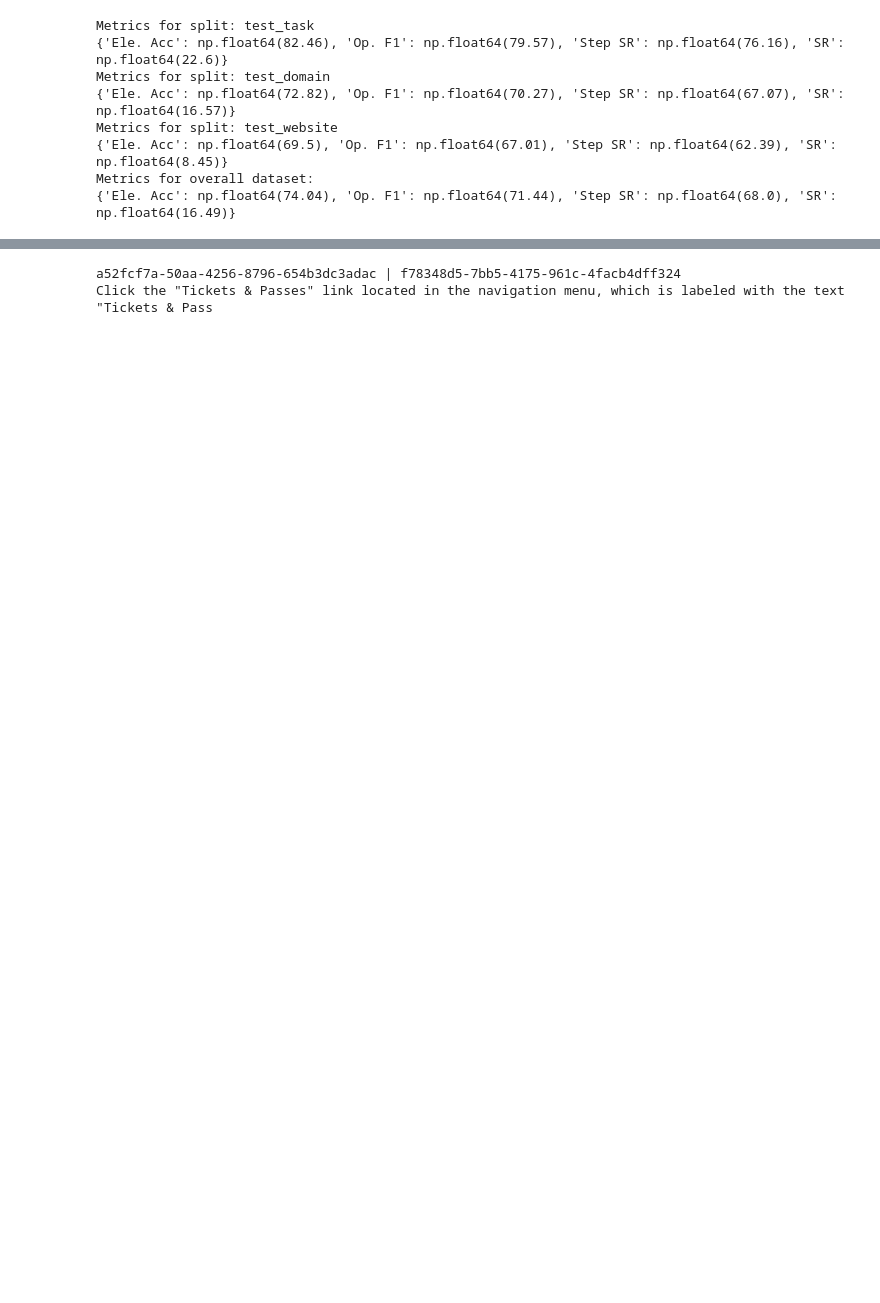
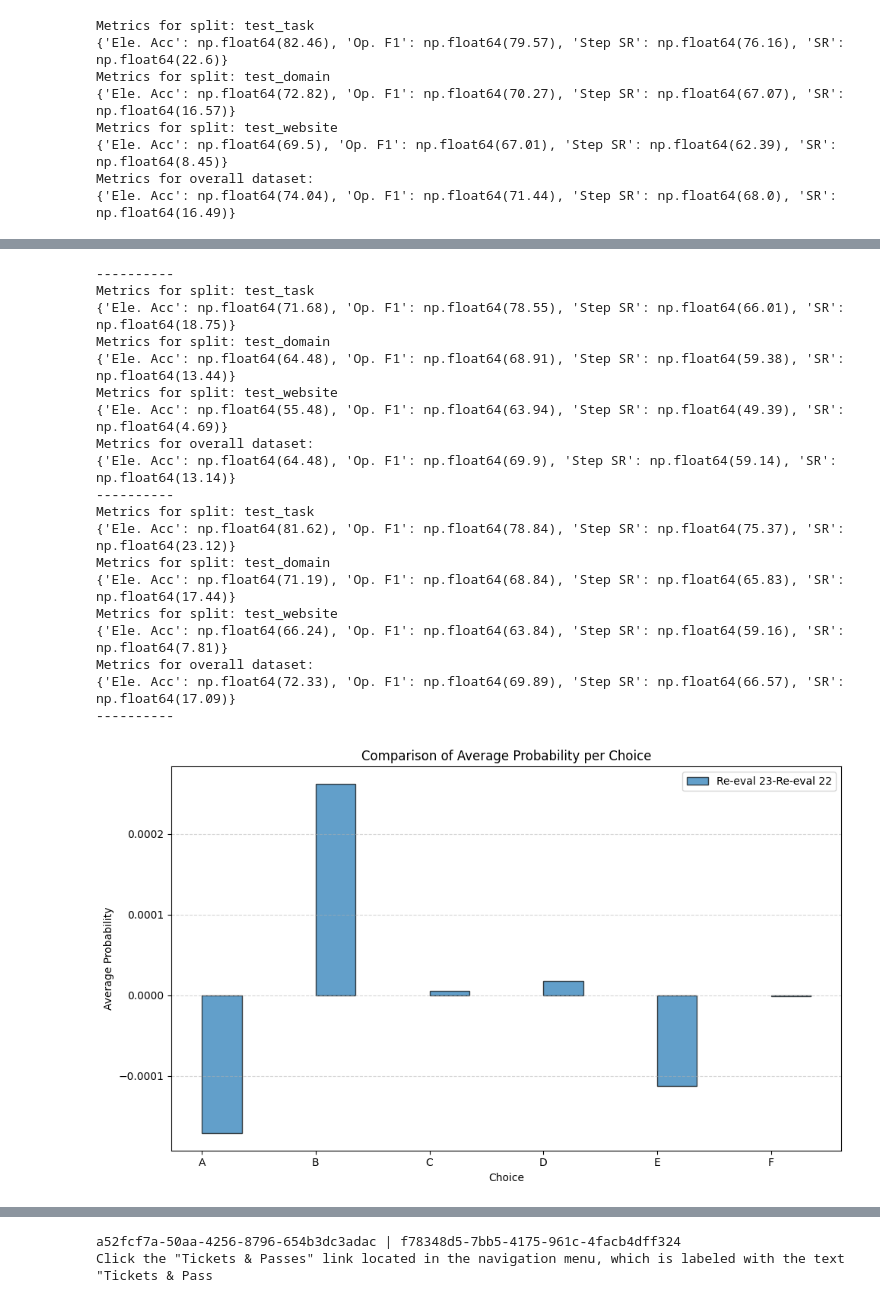
Before and after one commit to amitxy/Robots-That-Ask-For-Help-Over-The-Horizon, a Jupyter notebook: research.ipynb, the cells around one changed output, grey strips where cells are left out. Cells and saved outputs as stored; diff of their text form; code cells hidden in the pictures; blank space fills up the shorter version.

```diff
--- a/research.ipynb
+++ b/research.ipynb
@@ -102,9 +106,13 @@ utils.plot.nonconformity_histogram(
 cal_grouped_test_split = cal_df.groupby('test_split')
 for split_name, group in cal_grouped_test_split:
     score_per_group = 1 - group.groupby('annotation_id')['true_prob'].min()
-    threshold = get_threshold(score_per_group, alpha=0.1)
+    threshold_ = get_threshold(score_per_group, alpha=0.1)
     naive_threshold = get_threshold(1 - group['true_prob'], alpha=0.1)
-    print(f"Split: {split_name} - Threshold: {threshold:.4f}, Naive Threshold: {naive_threshold:.4f}")
+    print(f"Split (𝛼=0.1): {idx_split_map[split_name]} - Threshold: {threshold_:.4f}, Naive Threshold: {naive_threshold:.4f}")
+
+cal_grouped = cal_df.groupby('annotation_id')
+score_per_group = 1 - cal_grouped['true_prob'].min()
+threshold = get_threshold(score_per_group, alpha=0.1)
 # %% [output]
 [figure]
 A good predictor should have low non-conformity scores, concentrated at the left side of the figure
@@ -258,0 +420,71 @@ test_df[(test_df['pred_set_size'] > 1)]
+# %%
+import matplotlib.pyplot as plt
+print('-'*10)
+x = pd.read_pickle("re_eval_results_23.pkl")
+print_evaluation(x)
+print('-'*10)
+y = pd.read_pickle("re_eval_results_22.pkl")
+print_evaluation(y)
+print('-'*10)
+
+def plot_avg_prob_comparison(df1, df2, label1='DF1', label2='DF2'):
+    """
+    Plots a side-by-side histogram of the average probability per choice
+    for two dataframes containing a 'choices_probs' column (dict).
+    """
+    # Convert list of dicts to DataFrame and calculate mean per column (A, B, C...)
+    vals1 = pd.DataFrame(df1['choices_probs'].tolist()).fillna(0)
+    vals2 = pd.DataFrame(df2['choices_probs'].tolist()).fillna(0)
+
+    # Convert list of dicts to DataFrame and calculate mean per column (A, B, C...)
+    mean1 = vals1.mean()
+    mean2 = vals2.mean()
+    diff = (vals1 - vals2).mean()
+    # Ensure we have the same keys in sorted order
+    all_keys = sorted(list(set(mean1.index) | set(mean2.index)))
+    mean1 = mean1.reindex(all_keys, fill_value=0)
+    mean2 = mean2.reindex(all_keys, fill_value=0)
+
+    # Setup plot
+    x = np.arange(len(all_keys))
+    width = 0.35  # width of the bars
+
+    fig, ax = plt.subplots(figsize=(10, 6))
+    # rects1 = ax.bar(x - width/2, mean1, width, label=label1, alpha=0.7, edgecolor='black')
+    # rects2 = ax.bar(x + width/2, mean2, width, label=label2, alpha=0.7, edgecolor='black')
+    rects3 = ax.bar(x + width/2, diff, width, label=f"{label1}-{label2}", alpha=0.7, edgecolor='black')
+
+    # Labels and styling
+    ax.set_ylabel('Average Probability')
+    ax.set_xlabel('Choice')
+    ax.set_title('Comparison of Average Probability per Choice')
+    ax.set_xticks(x)
+    ax.set_xticklabels(all_keys)
+    ax.legend()
+    ax.grid(axis='y', linestyle='--', alpha=0.5)
+
+    plt.tight_layout()
+    plt.show()
+
+plot_avg_prob_comparison(x, y, label1='Re-eval 23', label2='Re-eval 22')
+# %% [output]
+----------
+Metrics for split: test_task
+{'Ele. Acc': np.float64(71.68), 'Op. F1': np.float64(78.55), 'Step SR': np.float64(66.01), 'SR': np.float64(18.75)}
+Metrics for split: test_domain
+{'Ele. Acc': np.float64(64.48), 'Op. F1': np.float64(68.91), 'Step SR': np.float64(59.38), 'SR': np.float64(13.44)}
+Metrics for split: test_website
+{'Ele. Acc': np.float64(55.48), 'Op. F1': np.float64(63.94), 'Step SR': np.float64(49.39), 'SR': np.float64(4.69)}
+Metrics for overall dataset:
+{'Ele. Acc': np.float64(64.48), 'Op. F1': np.float64(69.9), 'Step SR': np.float64(59.14), 'SR': np.float64(13.14)}
+----------
+Metrics for split: test_task
+{'Ele. Acc': np.float64(81.62), 'Op. F1': np.float64(78.84), 'Step SR': np.float64(75.37), 'SR': np.float64(23.12)}
+Metrics for split: test_domain
+{'Ele. Acc': np.float64(71.19), 'Op. F1': np.float64(68.84), 'Step SR': np.float64(65.83), 'SR': np.float64(17.44)}
+Metrics for split: test_website
+{'Ele. Acc': np.float64(66.24), 'Op. F1': np.float64(63.84), 'Step SR': np.float64(59.16), 'SR': np.float64(7.81)}
+Metrics for overall dataset:
+{'Ele. Acc': np.float64(72.33), 'Op. F1': np.float64(69.89), 'Step SR': np.float64(66.57), 'SR': np.float64(17.09)}
+----------
+[figure, added]
```
Also changed, not shown: parts of 43 cells of this notebook, 6 other files.
